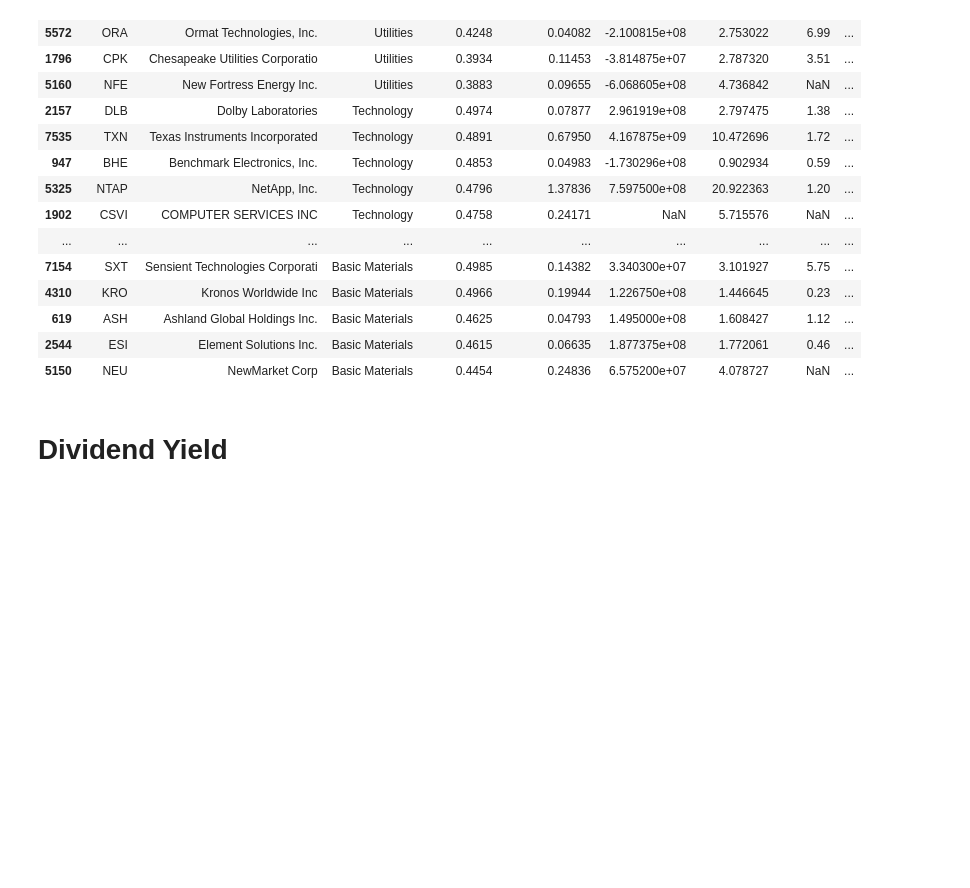
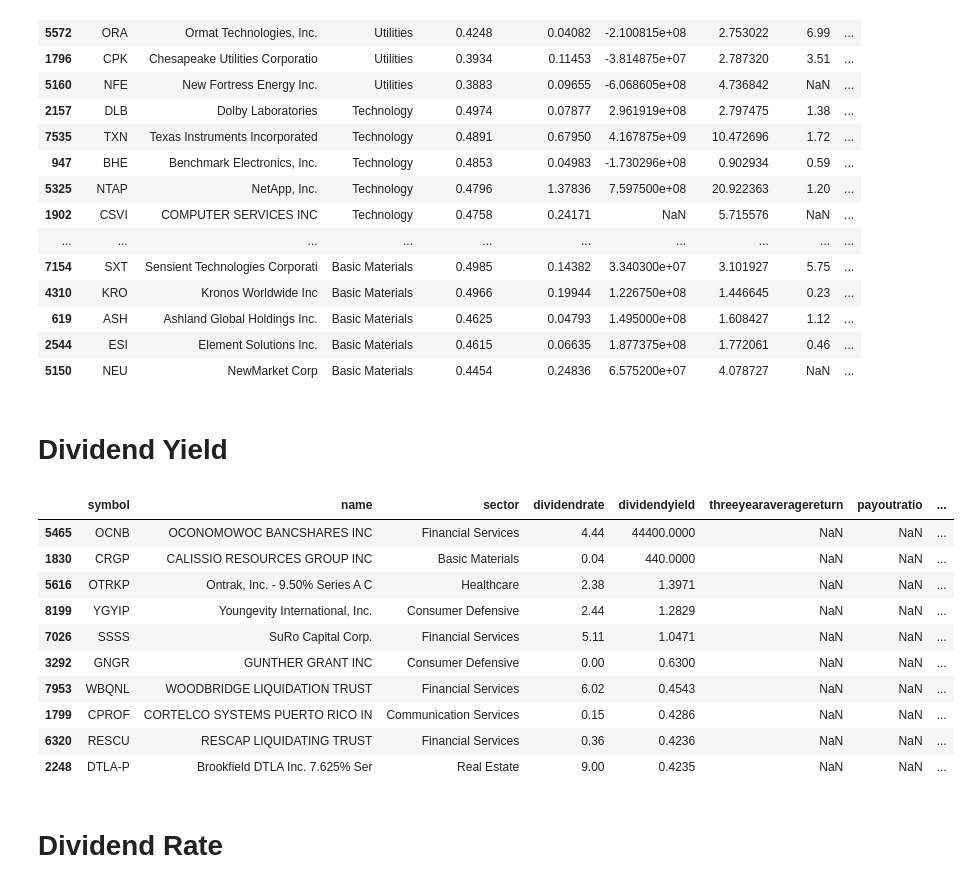
Before and after one commit to alpha2phi-platform/alphalib, a Jupyter notebook: 02_fundamental.ipynb, the cells around one changed output. Drawn from its saved outputs; the diff is of its cells as text; code cells hidden in the pictures; blank space fills up the shorter version.

```diff
--- a/02_fundamental.ipynb
+++ b/02_fundamental.ipynb
@@ -732,3 +732,21 @@ df_pr_sector[(df_pr_sector["payoutratio"] >= PR_FROM) & (df_pr_sector["payoutrat
 | 5150 | NEU | NewMarket Corp | Basic Materials | 0.4454 | 0.24836 | 6.575200e+07 | 4.078727 | NaN | ... |
 # %% [markdown]
 # Dividend Yield
+# %%
+df_div_yield = df_stock_stats.sort_values(by=["dividendyield"], ascending=False)[["symbol","name","sector", "dividendrate", "dividendyield", "threeyearaveragereturn","payoutratio", "pricetosalestrailing12months", "debttoequity", "returnonequity", "freecashflow", "pricetobook", "pegratio", "trailingpe", "trailingeps", "fiveyearavgdividendyield", "lastdividendvalue", "lastdividenddate" ]]
+# %%
+df_div_yield.head(10)
+# %% [output]
+|  | symbol | name | sector | dividendrate | dividendyield | threeyearaveragereturn | payoutratio | ... |
+| 5465 | OCNB | OCONOMOWOC BANCSHARES INC | Financial Services | 4.44 | 44400.0000 | NaN | NaN | ... |
+| 1830 | CRGP | CALISSIO RESOURCES GROUP INC | Basic Materials | 0.04 | 440.0000 | NaN | NaN | ... |
+| 5616 | OTRKP | Ontrak, Inc. - 9.50% Series A C | Healthcare | 2.38 | 1.3971 | NaN | NaN | ... |
+| 8199 | YGYIP | Youngevity International, Inc. | Consumer Defensive | 2.44 | 1.2829 | NaN | NaN | ... |
+| 7026 | SSSS | SuRo Capital Corp. | Financial Services | 5.11 | 1.0471 | NaN | NaN | ... |
+| 3292 | GNGR | GUNTHER GRANT INC | Consumer Defensive | 0.00 | 0.6300 | NaN | NaN | ... |
+| 7953 | WBQNL | WOODBRIDGE LIQUIDATION TRUST | Financial Services | 6.02 | 0.4543 | NaN | NaN | ... |
+| 1799 | CPROF | CORTELCO SYSTEMS PUERTO RICO IN | Communication Services | 0.15 | 0.4286 | NaN | NaN | ... |
+| 6320 | RESCU | RESCAP LIQUIDATING TRUST | Financial Services | 0.36 | 0.4236 | NaN | NaN | ... |
+| 2248 | DTLA-P | Brookfield DTLA Inc. 7.625% Ser | Real Estate | 9.00 | 0.4235 | NaN | NaN | ... |
+# %% [markdown]
+# Dividend Rate
```
Also changed, not shown: parts of 3 cells of this notebook.
